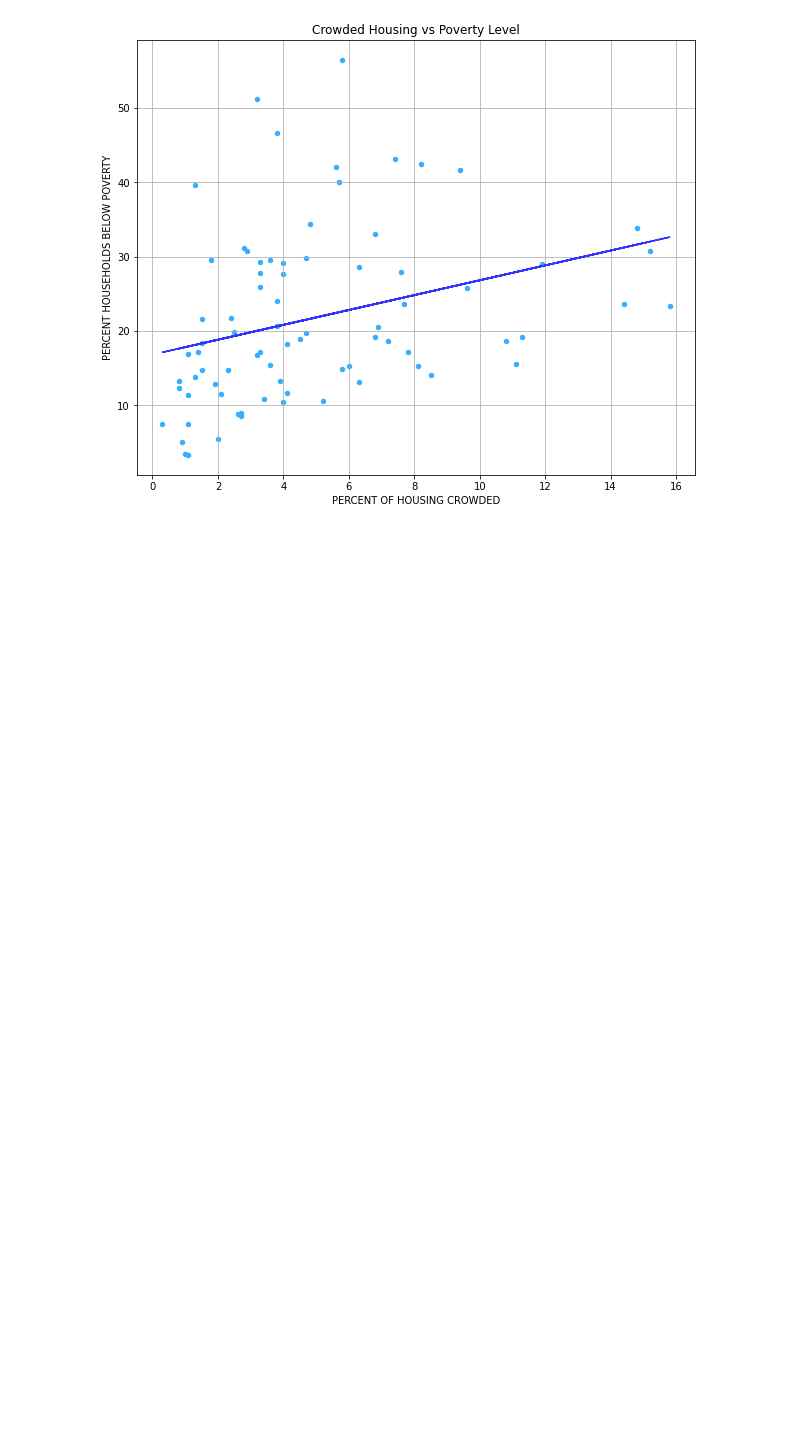
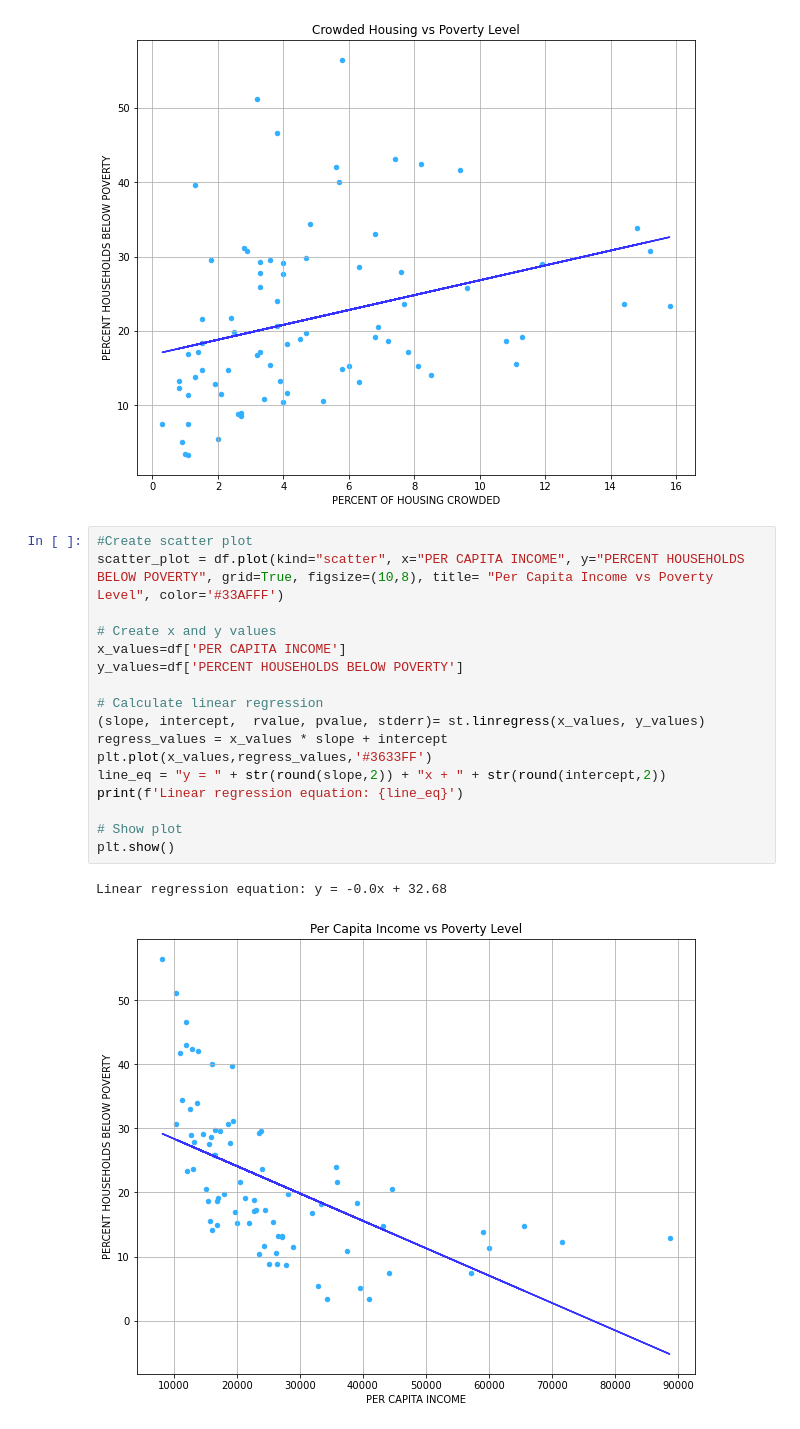
Before and after one commit to kaylajgranados/chicago_socioeconomic_status, a Jupyter notebook: EDA and Linear Regression.ipynb, the cells around one changed output. Saved outputs shown, nothing was run; the diff lists cells and outputs as text; blank space fills up the shorter version.

```diff
--- a/EDA and Linear Regression.ipynb
+++ b/EDA and Linear Regression.ipynb
@@ -442,3 +433,23 @@ plt.show()
 # %% [output]
 Linear regression equation: y = 1.0x + 16.82
 [figure]
+# %%
+#Create scatter plot
+scatter_plot = df.plot(kind="scatter", x="PER CAPITA INCOME", y="PERCENT HOUSEHOLDS BELOW POVERTY", grid=True, figsize=(10,8), title= "Per Capita Income vs Poverty Level", color='#33AFFF')
+
+# Create x and y values
+x_values=df['PER CAPITA INCOME']
+y_values=df['PERCENT HOUSEHOLDS BELOW POVERTY']
+
+# Calculate linear regression
+(slope, intercept,  rvalue, pvalue, stderr)= st.linregress(x_values, y_values)
+regress_values = x_values * slope + intercept
+plt.plot(x_values,regress_values,'#3633FF')
+line_eq = "y = " + str(round(slope,2)) + "x + " + str(round(intercept,2))
+print(f'Linear regression equation: {line_eq}')
+
+# Show plot
+plt.show()
+# %% [output]
+Linear regression equation: y = -0.0x + 32.68
+[figure, added]
```
Also changed, not shown: parts of 4 cells of this notebook.
